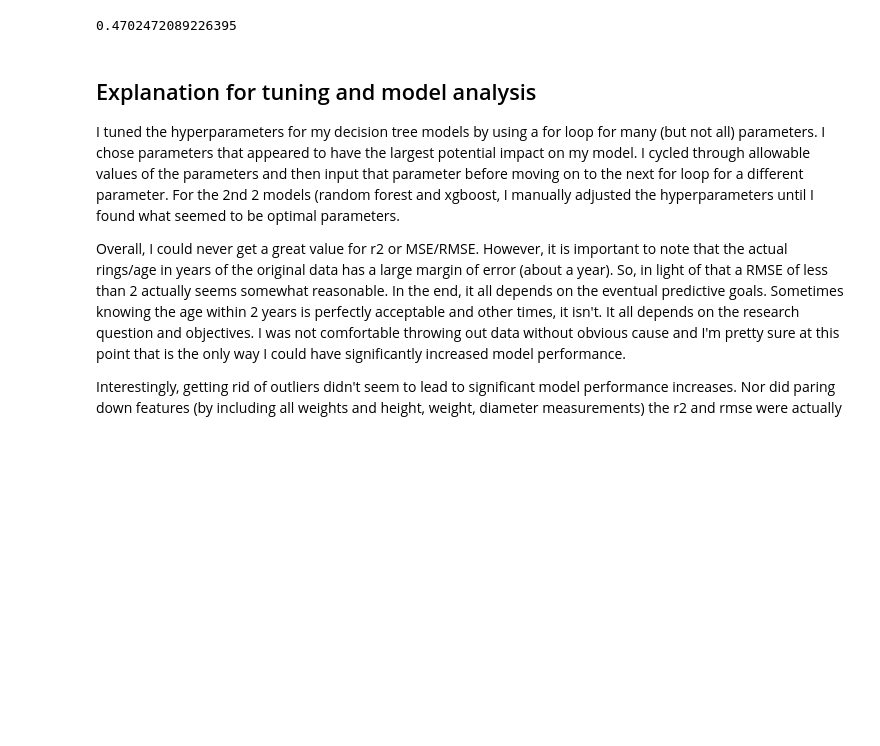
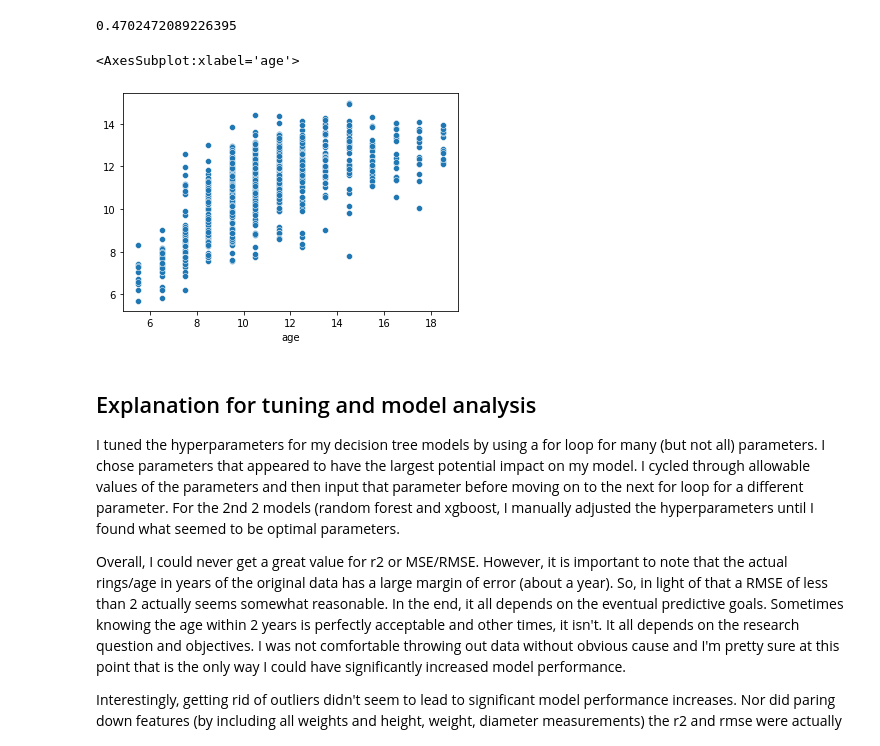
Before and after one commit to JennyArbo/Homework, a Jupyter notebook: Individual_Homework/Week_17/Week_17_Homework-functions.ipynb, the cells around one changed output. Cells and saved outputs as stored; diff of their text form; code cells hidden in the pictures; blank space fills up the shorter version.

```diff
--- a/Individual_Homework/Week_17/Week_17_Homework-functions.ipynb
+++ b/Individual_Homework/Week_17/Week_17_Homework-functions.ipynb
@@ -698,6 +698,11 @@ print(r2_xg)
 xg_reg.score(X_test,y_test)
 # %% [output]
 0.4702472089226395
+# %%
+sns.scatterplot(y_test,preds)
+# %% [output]
+<AxesSubplot:xlabel='age'>
+[figure, added]
 # %% [markdown]
 ## Explanation for tuning and model analysis
 
```
Also changed, not shown: parts of 36 cells of this notebook.
